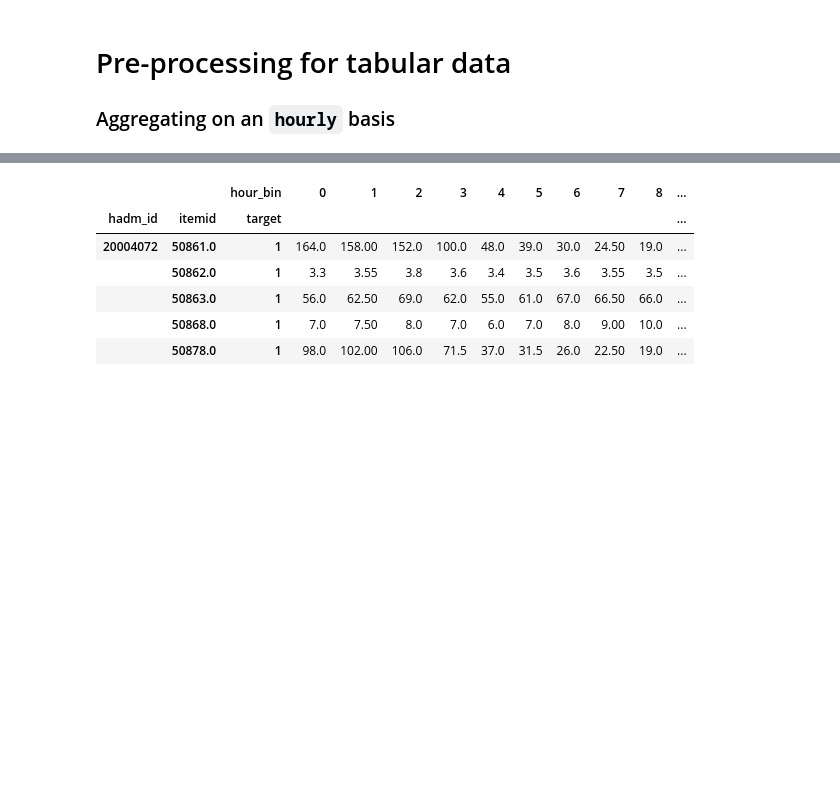
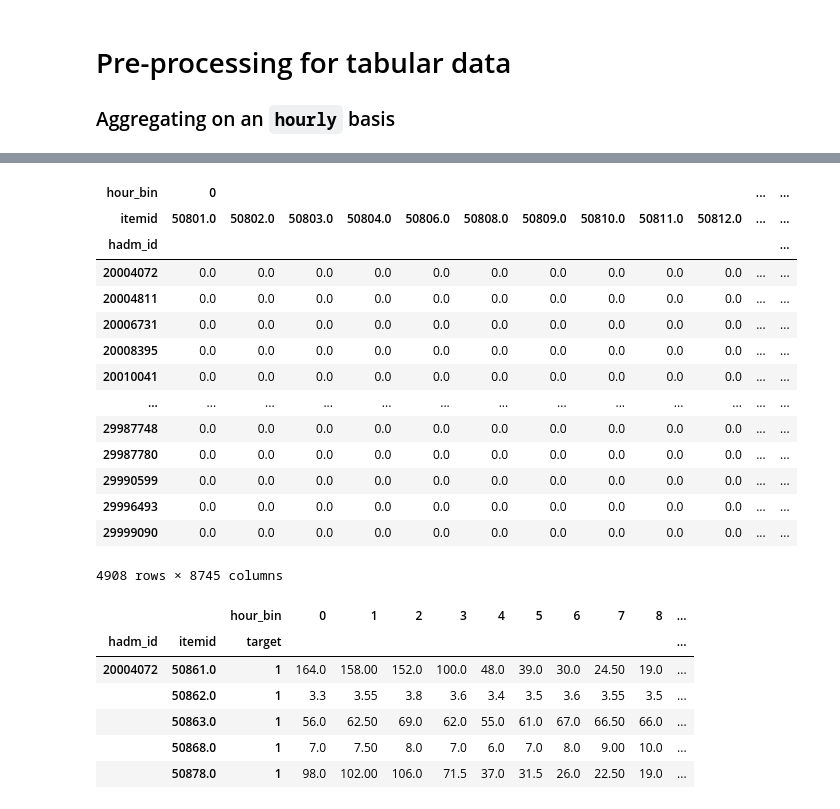
Before and after one commit to Crazz-Zaac/informative-missingness, a Jupyter notebook: project/notebooks/exp_2025.ipynb, the cells around one changed output, grey strips where cells are left out. Cells and saved outputs as stored; diff of their text form; code cells hidden in the pictures; blank space fills up the shorter version.

```diff
--- a/project/notebooks/exp_2025.ipynb
+++ b/project/notebooks/exp_2025.ipynb
@@ -270,3 +279,21 @@ ts.head()
+# %%
+ts.unstack(level=-1).fillna(0)
+# %% [output]
+| hour_bin | 0 |  |  |  |  |  |  |  |  |  | ... | ... |
+| itemid | 50801.0 | 50802.0 | 50803.0 | 50804.0 | 50806.0 | 50808.0 | 50809.0 | 50810.0 | 50811.0 | 50812.0 | ... | ... |
+| hadm_id |  |  |  |  |  |  |  |  |  |  |  | ... |
+| 20004072 | 0.0 | 0.0 | 0.0 | 0.0 | 0.0 | 0.0 | 0.0 | 0.0 | 0.0 | 0.0 | ... | ... |
+| 20004811 | 0.0 | 0.0 | 0.0 | 0.0 | 0.0 | 0.0 | 0.0 | 0.0 | 0.0 | 0.0 | ... | ... |
+| 20006731 | 0.0 | 0.0 | 0.0 | 0.0 | 0.0 | 0.0 | 0.0 | 0.0 | 0.0 | 0.0 | ... | ... |
+| 20008395 | 0.0 | 0.0 | 0.0 | 0.0 | 0.0 | 0.0 | 0.0 | 0.0 | 0.0 | 0.0 | ... | ... |
+| 20010041 | 0.0 | 0.0 | 0.0 | 0.0 | 0.0 | 0.0 | 0.0 | 0.0 | 0.0 | 0.0 | ... | ... |
+| ... | ... | ... | ... | ... | ... | ... | ... | ... | ... | ... | ... | ... |
+| 29987748 | 0.0 | 0.0 | 0.0 | 0.0 | 0.0 | 0.0 | 0.0 | 0.0 | 0.0 | 0.0 | ... | ... |
+| 29987780 | 0.0 | 0.0 | 0.0 | 0.0 | 0.0 | 0.0 | 0.0 | 0.0 | 0.0 | 0.0 | ... | ... |
+| 29990599 | 0.0 | 0.0 | 0.0 | 0.0 | 0.0 | 0.0 | 0.0 | 0.0 | 0.0 | 0.0 | ... | ... |
+| 29996493 | 0.0 | 0.0 | 0.0 | 0.0 | 0.0 | 0.0 | 0.0 | 0.0 | 0.0 | 0.0 | ... | ... |
+| 29999090 | 0.0 | 0.0 | 0.0 | 0.0 | 0.0 | 0.0 | 0.0 | 0.0 | 0.0 | 0.0 | ... | ... |
+4908 rows × 8745 columns
 # %%
 df_reset = ts.reset_index()
 # Dummy example: let's say the target is mean value at hour 0 > threshold
```
Also changed, not shown: parts of 5 cells of this notebook, 7 other files.
